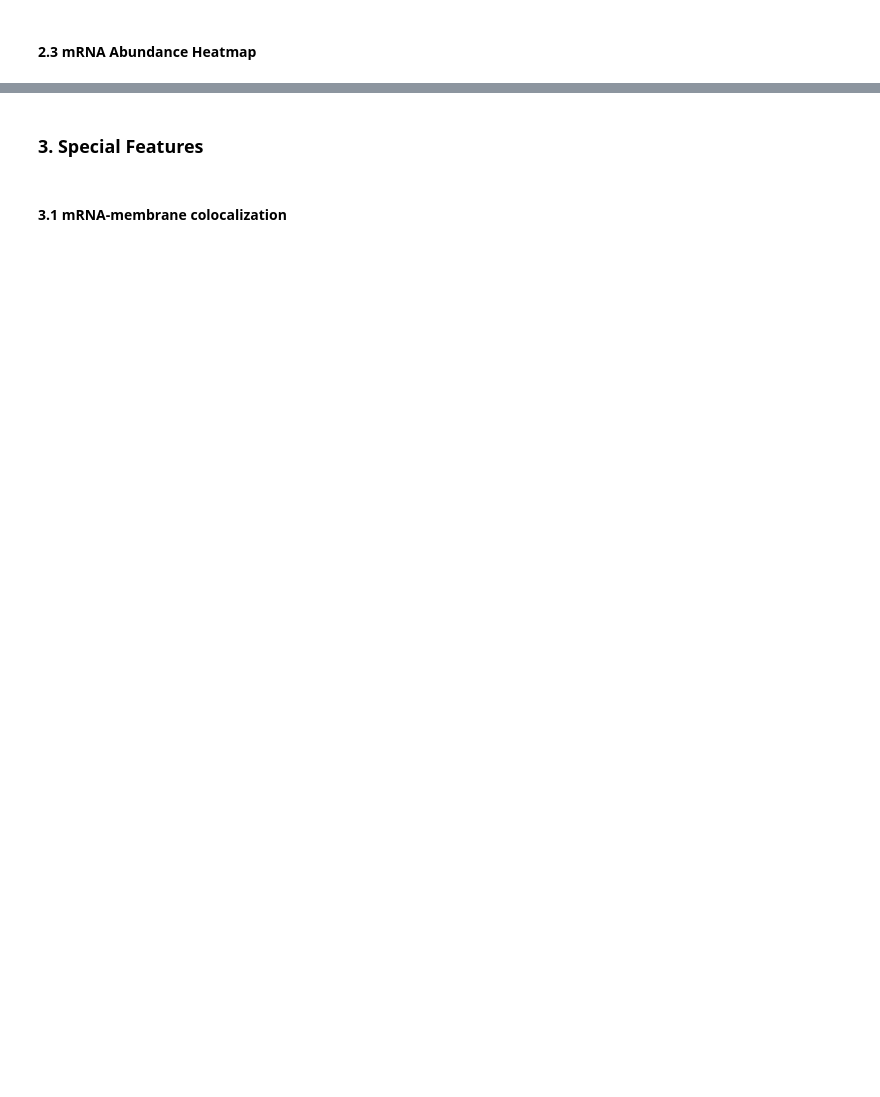
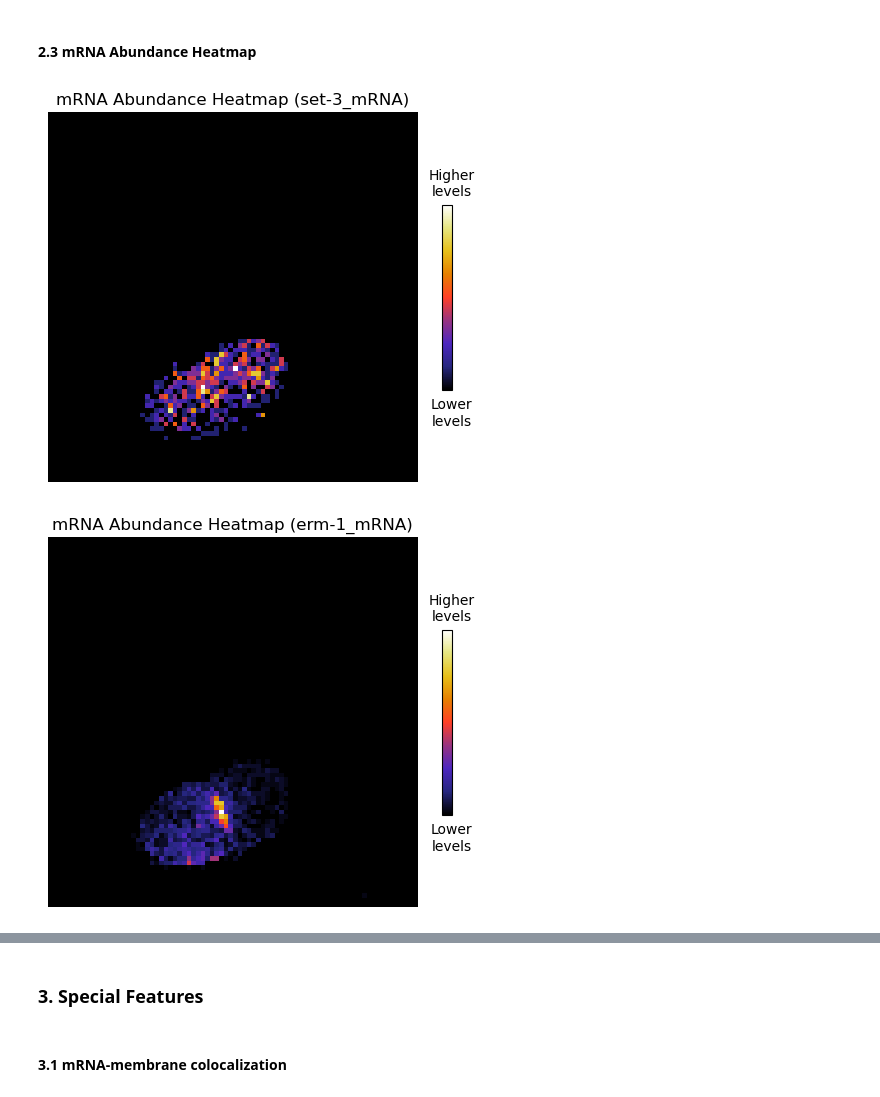
Before and after one commit to TorresNaly/ce-bigfish, a Jupyter notebook: 01_notebooks/01_Ce-bigIFSH_single-embryo.ipynb, the cells around one changed output, grey strips where cells are left out. Saved outputs shown, nothing was run; the diff lists cells and outputs as text; code cells hidden in the pictures; blank space fills up the shorter version.

```diff
--- a/01_notebooks/01_Ce-bigIFSH_single-embryo.ipynb
+++ b/01_notebooks/01_Ce-bigIFSH_single-embryo.ipynb
@@ -770,6 +789,10 @@ df_quantification
 #### 2.3 mRNA Abundance Heatmap
 # %%
 # Generate heatmaps of mRNA abundance in each channel
+
+
+grid_width=80
+grid_height=80
 
 if run_mRNA_heatmaps:
     def create_heatmap(spots_x, spots_y, masks_cytosol, masks_nuclei, output_filename, title_suffix, grid_width=grid_width, grid_height=grid_height):
@@ -800,33 +823,36 @@ if run_mRNA_heatmaps:
 
         # Create a vertical color bar
         cbar = plt.colorbar(orientation='vertical', shrink=0.5)  # Adjust the shrink parameter to make it smaller
         cbar.ax.text(1, 1.05, 'Higher\nlevels', transform=cbar.ax.transAxes, ha='center')
         cbar.ax.text(1, -0.19, 'Lower\nlevels', transform=cbar.ax.transAxes, ha='center')
         cbar.set_ticks([])
 
         # Save the plots in the results folder
         plt.savefig(output_filename)
         plt.show()
     #     plt.close()
 
         # Return the grid for further processing
         return grid
 
     # Initialize variables for storing the heatmaps
     cy5_heatmap = None
     mcherry_heatmap = None
 
     # Generate heatmap for channel 0 (Cy5) if spots_post_clustering_ch0 is defined
     if 'spots_post_clustering_ch0' in locals():
         spots_x_ch0 = spots_post_clustering_ch0[:, 2]
         spots_y_ch0 = spots_post_clustering_ch0[:, 1]
         cy5_heatmap = create_heatmap(spots_x_ch0, spots_y_ch0, masks_cytosol, masks_nuclei, os.path.join(output_directory, f'{Cy5}_heatmap.png'), Cy5)
 
     # Generate heatmap for channel 1 (mCherry) if spots_post_clustering_ch1 is defined
     if 'spots_post_clustering_ch1' in locals():
         spots_x_ch1 = spots_post_clustering_ch1[:, 2]
         spots_y_ch1 = spots_post_clustering_ch1[:, 1]
         mcherry_heatmap = create_heatmap(spots_x_ch1, spots_y_ch1, masks_cytosol, masks_nuclei, os.path.join(output_directory, f'{mCherry}_heatmap.png'), mCherry)
+# %% [output]
+[figure, added]
+[figure, added]
 # %%
 # #Tidy up before plotting
 
```
Also changed, not shown: parts of 10 cells of this notebook.
